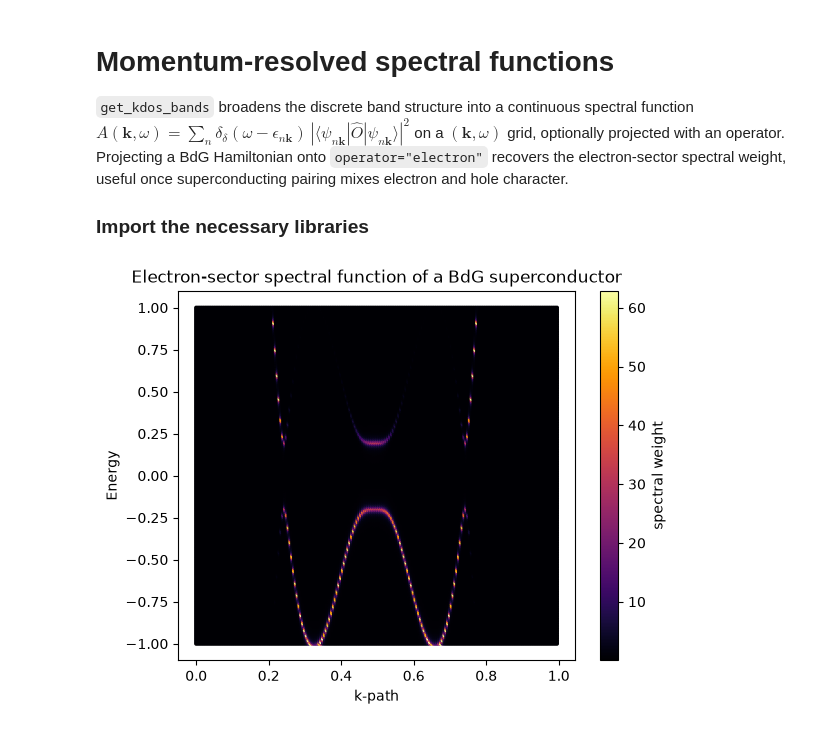
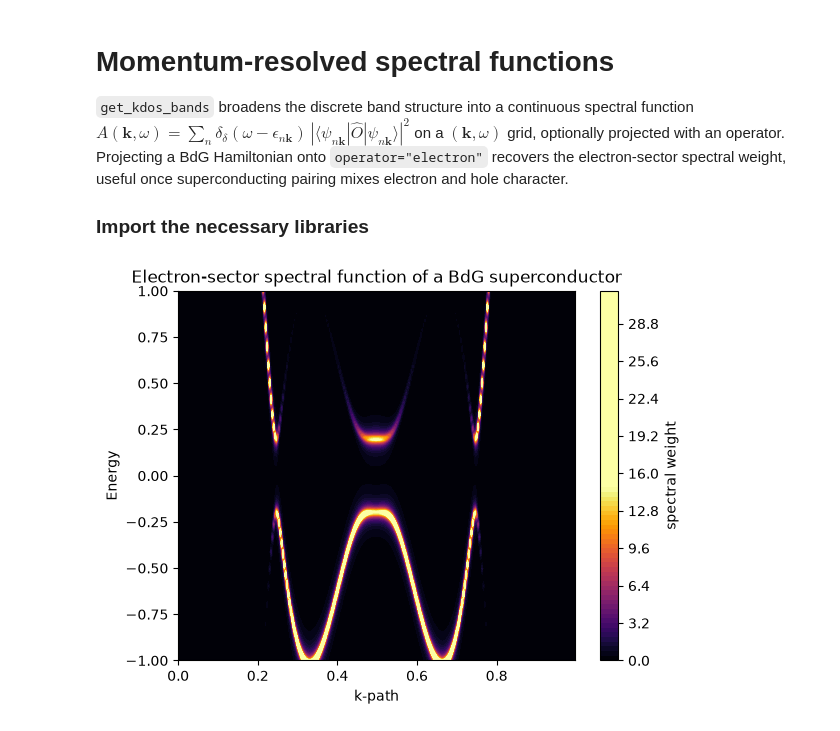
Before and after one commit to joselado/pyqula, a Jupyter notebook: jupyter-notebooks/functionalities/single_particle_hamiltonians/05_momentum_resolved_spectral_functions.ipynb, the cells around one changed output. Cells and saved outputs as stored; diff of their text form; code cells hidden in the pictures.

```diff
--- a/jupyter-notebooks/functionalities/single_particle_hamiltonians/05_momentum_resolved_spectral_functions.ipynb
+++ b/jupyter-notebooks/functionalities/single_particle_hamiltonians/05_momentum_resolved_spectral_functions.ipynb
@@ -18,16 +18,21 @@ from pyqula import islands
 # %%
 g = geometry.triangular_lattice()
 h = g.get_hamiltonian()
 h.setup_nambu_spinor()
 h = h.get_mean_field_hamiltonian(U=-1.0,filling=0.15,mf="swave") # SCF s-wave pairing
 
-(k,e,d) = h.get_kdos_bands(operator="electron",nk=200,delta=1e-2,
-                            energies=np.linspace(-1.0,1.0,200))
+nk = 300
+energies = np.linspace(-1.0,1.0,150)
+(k,e,d) = h.get_kdos_bands(operator="electron",nk=nk,delta=2e-2,energies=energies)
+# a few (k,e) grid points can land almost exactly on a sharp Bogoliubov peak while
+# their neighbors miss it -- clip the colorscale at a high percentile instead of the
+# raw max so the dispersive bands stay visible instead of being washed out
+dgrid = d.reshape(nk,len(energies)).T
 
-plt.scatter(k,e,c=d,cmap="inferno",s=4)
+plt.contourf(np.unique(k),energies,dgrid,levels=100,cmap="inferno",vmax=np.percentile(dgrid,99))
 plt.colorbar(label="spectral weight")
 plt.xlabel("k-path") ; plt.ylabel("Energy")
 plt.title("Electron-sector spectral function of a BdG superconductor")
 plt.show()
 # %% [output]
-[figure, old version]
+[figure, new version]
```
Also changed, not shown: 33 other files.
